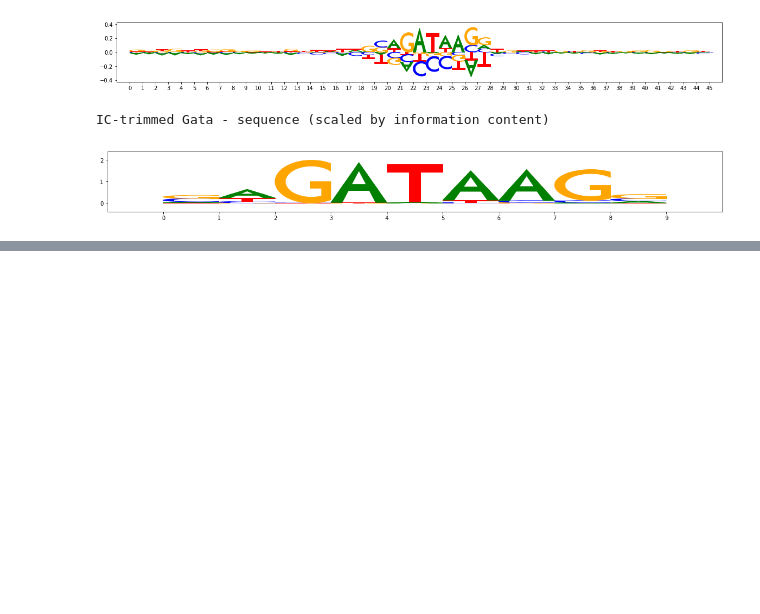
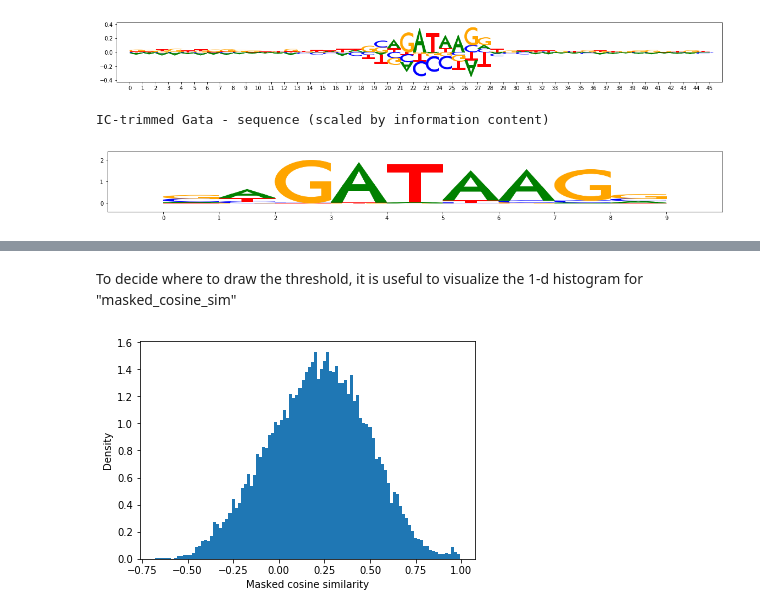
Before and after one commit to kundajelab/tfmodisco, a Jupyter notebook: examples/simulated_TAL_GATA_deeplearning/(On_Google_Colab)_With_Hit_Scoring_TF_MoDISco_TAL_GATA.ipynb, the cells around one changed output, grey strips where cells are left out. Drawn from its saved outputs; the diff is of its cells as text; code cells hidden in the pictures; blank space fills up the shorter version.

```diff
--- a/examples/simulated_TAL_GATA_deeplearning/(On_Google_Colab)_With_Hit_Scoring_TF_MoDISco_TAL_GATA.ipynb
+++ b/examples/simulated_TAL_GATA_deeplearning/(On_Google_Colab)_With_Hit_Scoring_TF_MoDISco_TAL_GATA.ipynb
@@ -427,0 +467,9 @@ This simply consists of taking the sum of the contribution scores in a given win
+# %% [markdown]
+To decide where to draw the threshold, it is useful to visualize the 1-d histogram for "masked_cosine_sim"
+# %%
+plt.hist(masked_cosine_sim.ravel(), bins=100, density=True)
+plt.xlabel("Masked cosine similarity")
+plt.ylabel("Density")
+plt.show()
+# %% [output]
+[figure, added]
```
Also changed, not shown: parts of 15 cells of this notebook, 1 other file.
